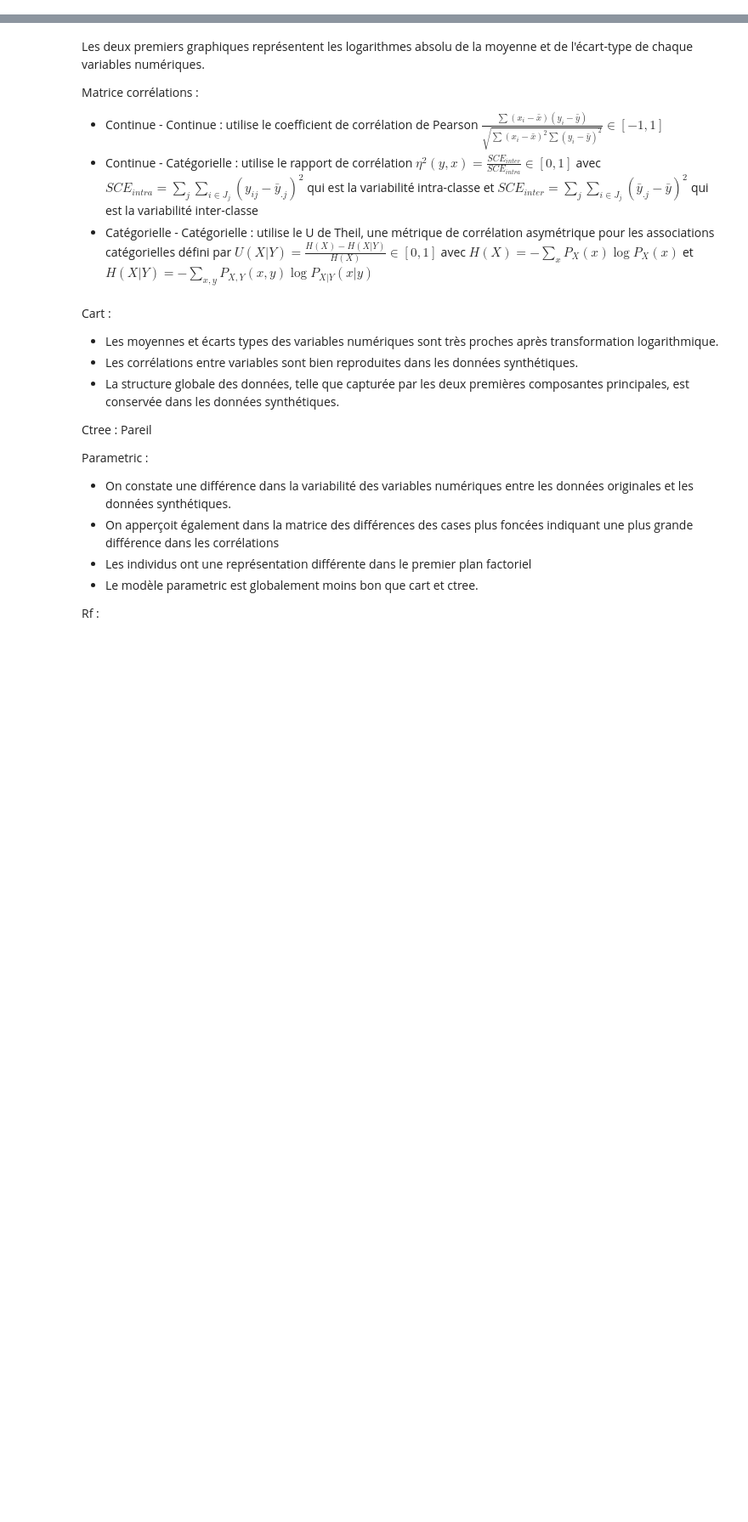
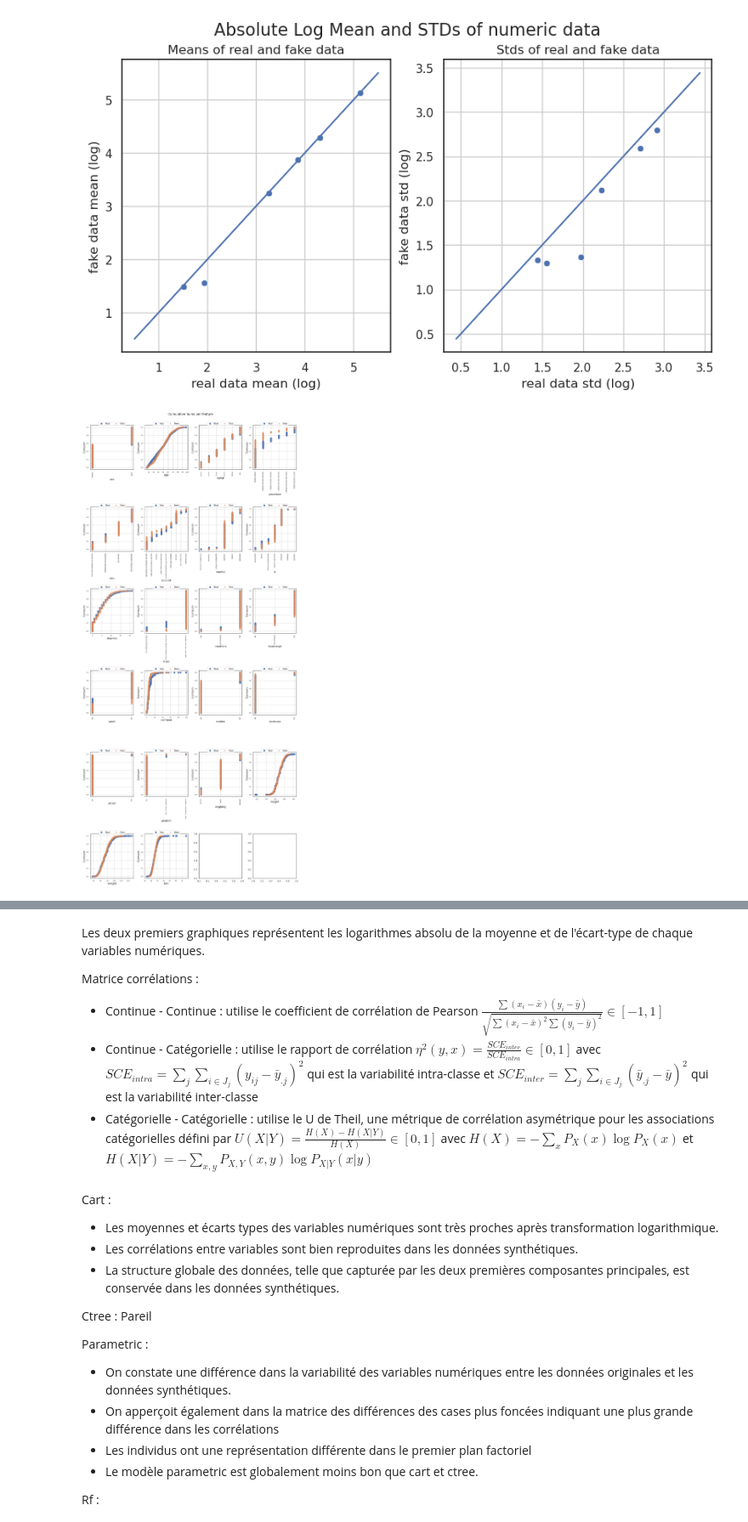
Before and after one commit to InseeFrLab/synthetic-data-sdc, a Jupyter notebook: TableEvaluator/Table_evaluator.ipynb, the cells around one changed output, grey strips where cells are left out. Shown at 85% size. Saved outputs shown, nothing was run; the diff lists cells and outputs as text; code cells hidden in the pictures; blank space fills up the shorter version.

```diff
--- a/TableEvaluator/Table_evaluator.ipynb
+++ b/TableEvaluator/Table_evaluator.ipynb
@@ -122,0 +20,9 @@ ctgan.head()
+# %%
+evaluator_cart = TableEvaluator(original, cart, cat_cols = fac)
+evaluator_ctree = TableEvaluator(original, ctree, cat_cols = fac)
+evaluator_parametric = TableEvaluator(original, parametric, cat_cols = fac)
+evaluator_rf = TableEvaluator(original, rf, cat_cols = fac)
+evaluator_bag = TableEvaluator(original, bag, cat_cols = fac)
+evaluator_sample = TableEvaluator(original, sample, cat_cols = fac)
+evaluator_ctgan = TableEvaluator(original, ctgan, cat_cols = fac)
+evaluator_tvae = TableEvaluator(original, tvae, cat_cols = fac)
@@ -136,0 +48,6 @@ evaluator_cart.visual_evaluation()
+# %%
+warnings.filterwarnings("ignore")
+evaluator_tvae.visual_evaluation()
+# %% [output]
+[figure, added]
+[figure, added]
```
Also changed, not shown: parts of 12 cells of this notebook, 5 other files.
